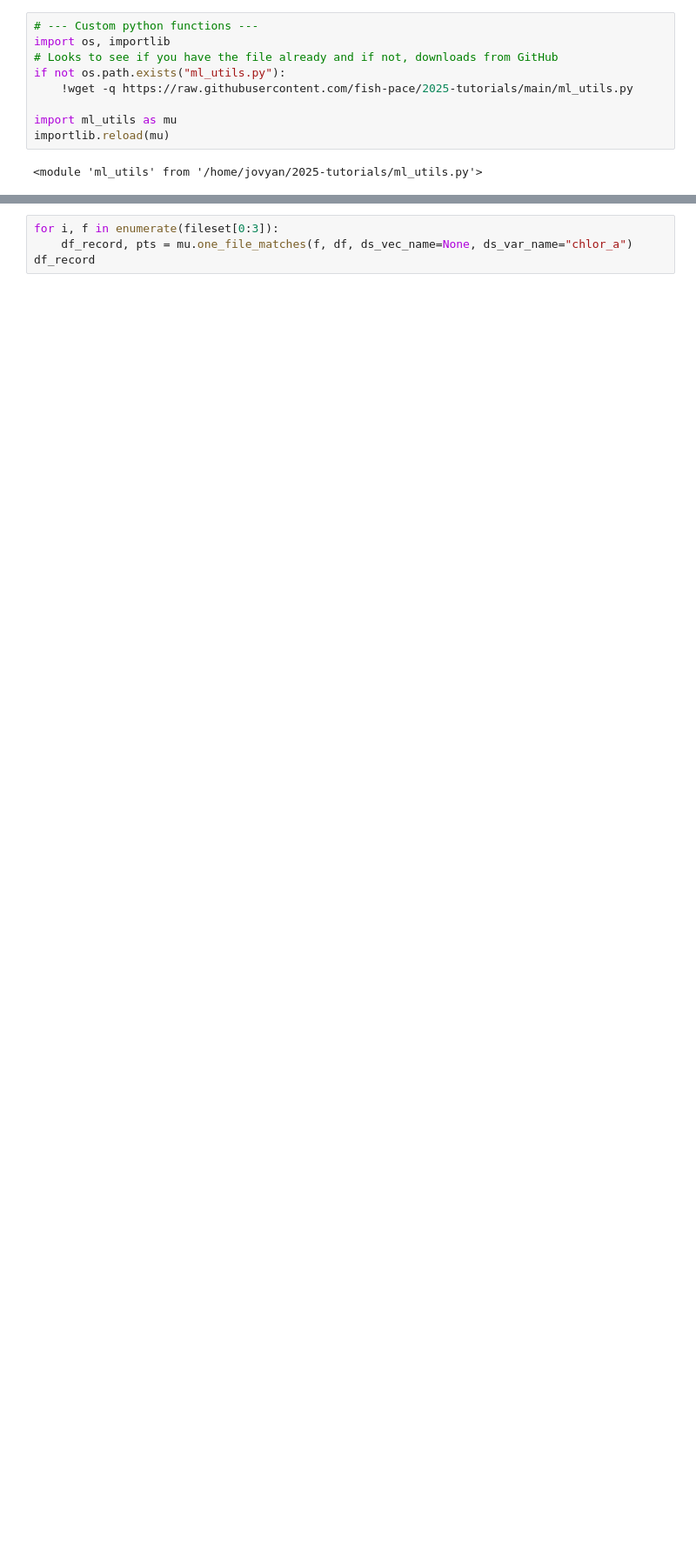
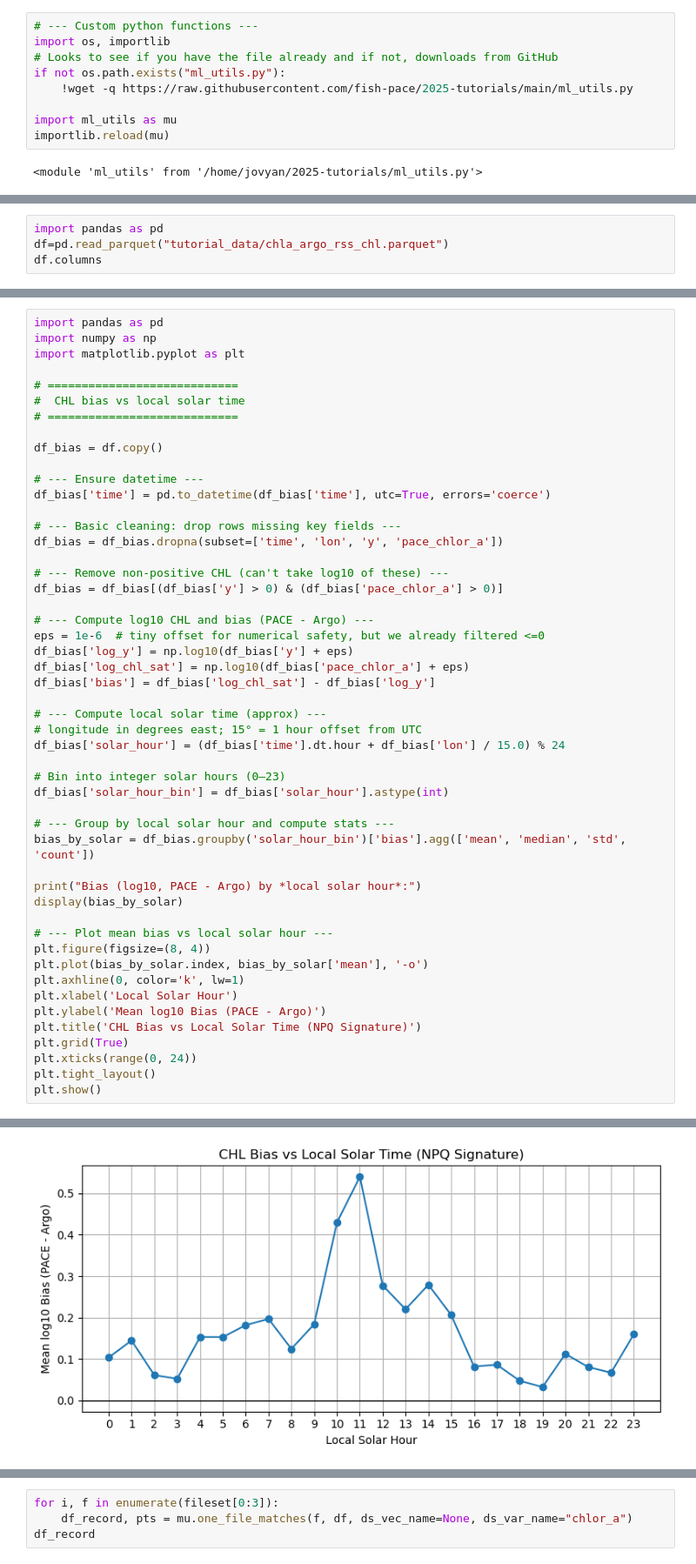
Before and after one commit to eeholmes/2025-tutorials, a Jupyter notebook: argo-matchups.ipynb, the cells around one changed output, grey strips where cells are left out. Shown at 87% size. Cells and saved outputs as stored; diff of their text form; blank space fills up the shorter version.

```diff
--- a/argo-matchups.ipynb
+++ b/argo-matchups.ipynb
@@ -386,0 +468,4 @@ df_plus
+# %%
+import pandas as pd
+df=pd.read_parquet("tutorial_data/chla_argo_rss_chl.parquet")
+df.columns
@@ -386,0 +484,51 @@ df_plus
+# %%
+import pandas as pd
+import numpy as np
+import matplotlib.pyplot as plt
+
+# ============================
+#  CHL bias vs local solar time
+# ============================
+
+df_bias = df.copy()
+
+# --- Ensure datetime ---
+df_bias['time'] = pd.to_datetime(df_bias['time'], utc=True, errors='coerce')
+
+# --- Basic cleaning: drop rows missing key fields ---
+df_bias = df_bias.dropna(subset=['time', 'lon', 'y', 'pace_chlor_a'])
+
+# --- Remove non-positive CHL (can't take log10 of these) ---
+df_bias = df_bias[(df_bias['y'] > 0) & (df_bias['pace_chlor_a'] > 0)]
+
+# --- Compute log10 CHL and bias (PACE - Argo) ---
+eps = 1e-6  # tiny offset for numerical safety, but we already filtered <=0
+df_bias['log_y'] = np.log10(df_bias['y'] + eps)
+df_bias['log_chl_sat'] = np.log10(df_bias['pace_chlor_a'] + eps)
+df_bias['bias'] = df_bias['log_chl_sat'] - df_bias['log_y']
+
+# --- Compute local solar time (approx) ---
+# longitude in degrees east; 15° = 1 hour offset from UTC
+df_bias['solar_hour'] = (df_bias['time'].dt.hour + df_bias['lon'] / 15.0) % 24
+
+# Bin into integer solar hours (0–23)
+df_bias['solar_hour_bin'] = df_bias['solar_hour'].astype(int)
+
+# --- Group by local solar hour and compute stats ---
+bias_by_solar = df_bias.groupby('solar_hour_bin')['bias'].agg(['mean', 'median', 'std', 'count'])
+
+print("Bias (log10, PACE - Argo) by *local solar hour*:")
+display(bias_by_solar)
+
+# --- Plot mean bias vs local solar hour ---
+plt.figure(figsize=(8, 4))
+plt.plot(bias_by_solar.index, bias_by_solar['mean'], '-o')
+plt.axhline(0, color='k', lw=1)
+plt.xlabel('Local Solar Hour')
+plt.ylabel('Mean log10 Bias (PACE - Argo)')
+plt.title('CHL Bias vs Local Solar Time (NPQ Signature)')
+plt.grid(True)
+plt.xticks(range(0, 24))
+plt.tight_layout()
+plt.show()
+# %% [output]
@@ -386,0 +554 @@ df_plus
+[figure, added]
```
Also changed, not shown: parts of 18 cells of this notebook.
